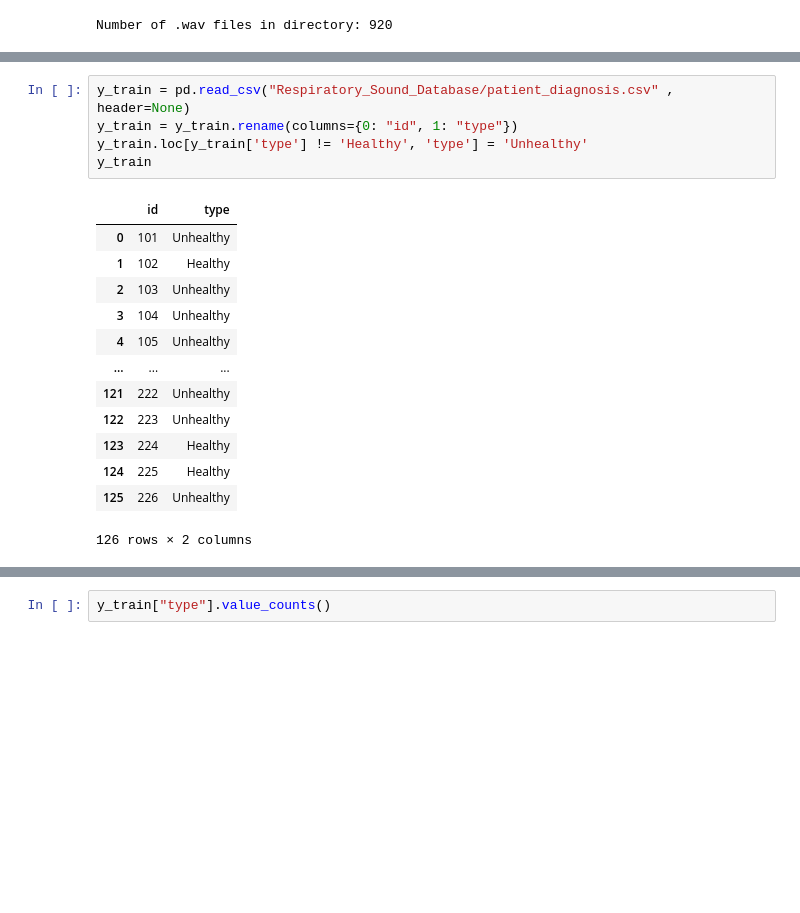
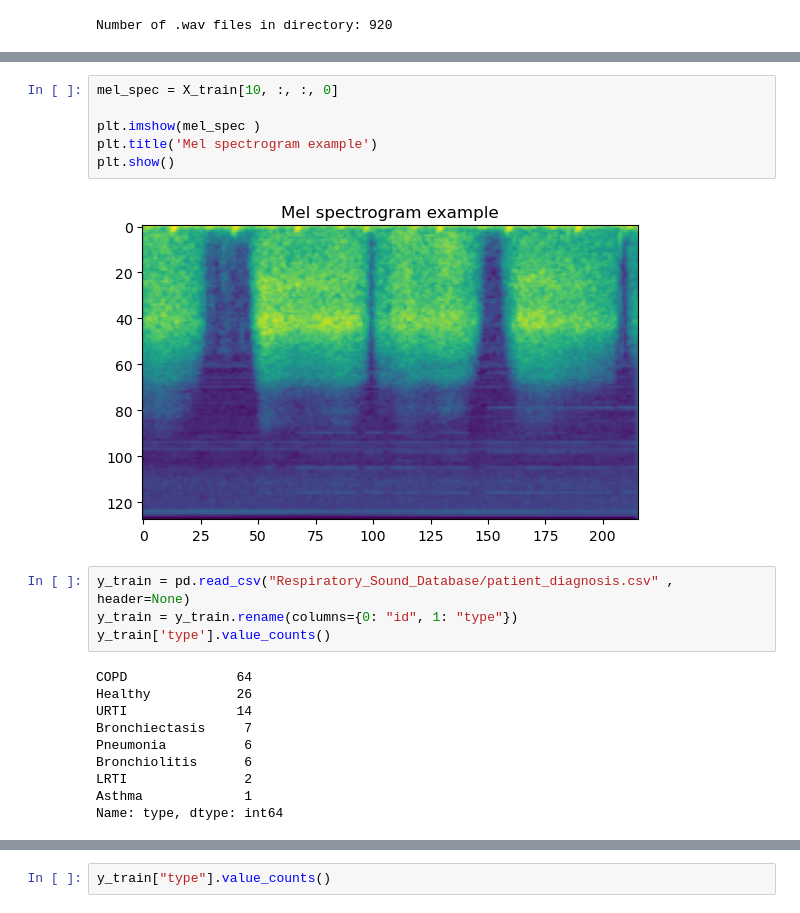
Before and after one commit to fnk2077/Project, a Jupyter notebook: 3_Classification_of_Unhealthy_Respiratory Sounds/DeepLearningProject.ipynb, the cells around one changed output, grey strips where cells are left out. Cells and saved outputs as stored; diff of their text form; blank space fills up the shorter version.

```diff
--- a/3_Classification_of_Unhealthy_Respiratory Sounds/DeepLearningProject.ipynb
+++ b/3_Classification_of_Unhealthy_Respiratory Sounds/DeepLearningProject.ipynb
@@ -66,19 +94,22 @@ plt.show()
+# %%
+mel_spec = X_train[10, :, :, 0]
+
+plt.imshow(mel_spec )
+plt.title('Mel spectrogram example')
+plt.show()
+# %% [output]
+[figure, added]
 # %%
 y_train = pd.read_csv("Respiratory_Sound_Database/patient_diagnosis.csv" ,  header=None)
 y_train = y_train.rename(columns={0: "id", 1: "type"})
-y_train.loc[y_train['type'] != 'Healthy', 'type'] = 'Unhealthy'
-y_train
+y_train['type'].value_counts()
 # %% [output]
-|  | id | type |
-| 0 | 101 | Unhealthy |
-| 1 | 102 | Healthy |
-| 2 | 103 | Unhealthy |
-| 3 | 104 | Unhealthy |
-| 4 | 105 | Unhealthy |
-| ... | ... | ... |
-| 121 | 222 | Unhealthy |
-| 122 | 223 | Unhealthy |
-| 123 | 224 | Healthy |
-| 124 | 225 | Healthy |
-| 125 | 226 | Unhealthy |
-126 rows × 2 columns
+COPD              64
+Healthy           26
+URTI              14
+Bronchiectasis     7
+Pneumonia          6
+Bronchiolitis      6
+LRTI               2
+Asthma             1
+Name: type, dtype: int64
```
Also changed, not shown: parts of 67 cells of this notebook.
